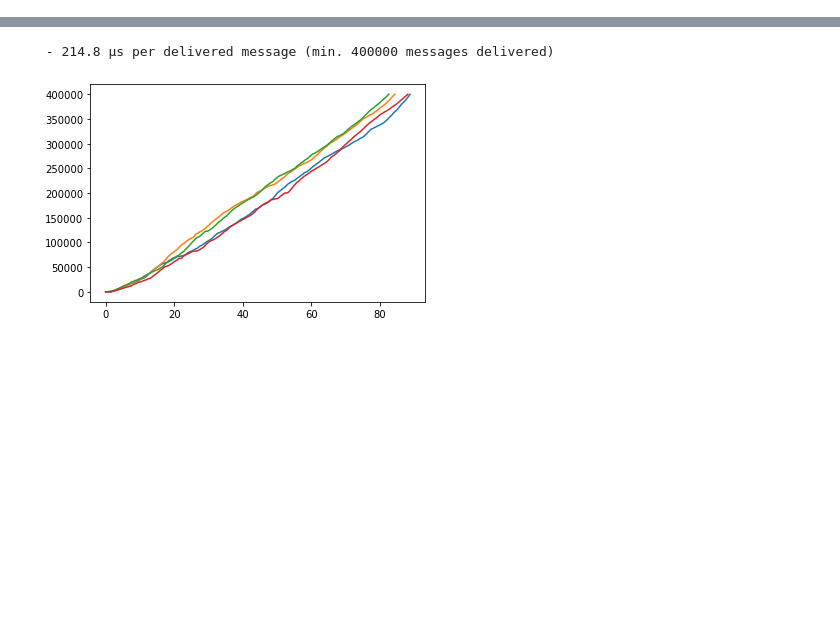
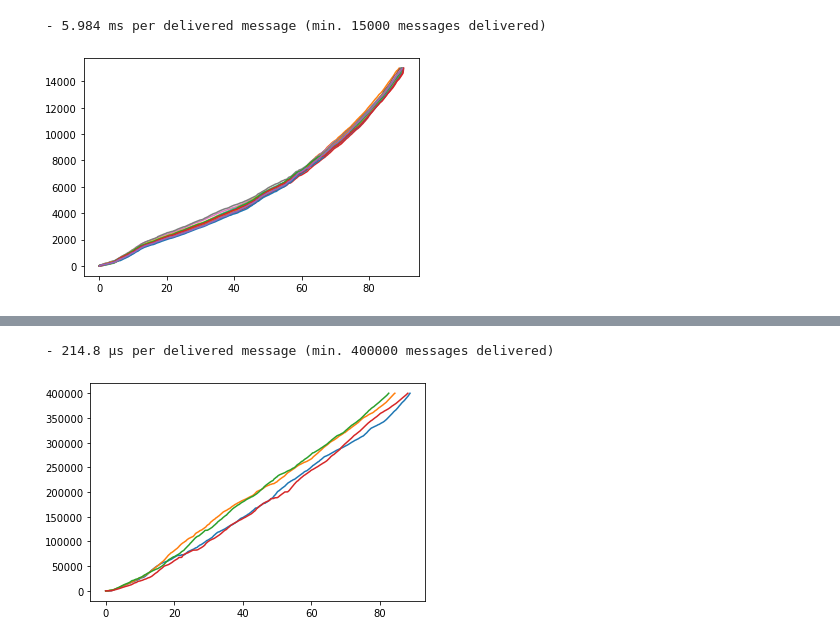
Before and after one commit to robinmamie/distributed-algorithms, a Jupyter notebook: timings.ipynb, the cells around one changed output, grey strips where cells are left out. Saved outputs shown, nothing was run; the diff lists cells and outputs as text; code cells hidden in the pictures; blank space fills up the shorter version.

```diff
--- a/timings.ipynb
+++ b/timings.ipynb
@@ -40,0 +51,5 @@ graph(10)
+# %%
+graph(15)
+# %% [output]
+ - 5.984 ms per delivered message (min. 15000 messages delivered)
+[figure, added]
```
Also changed, not shown: parts of 7 cells of this notebook, 7 other files.
